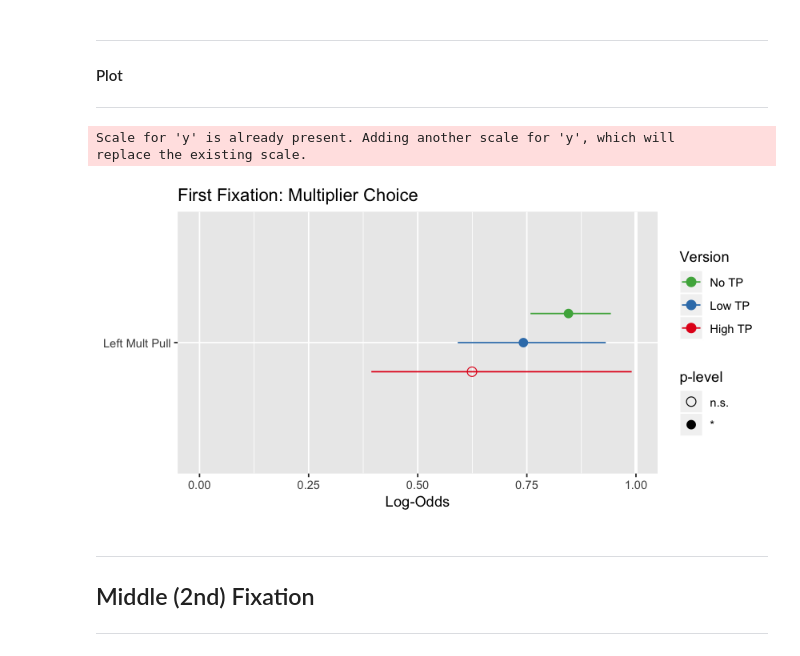
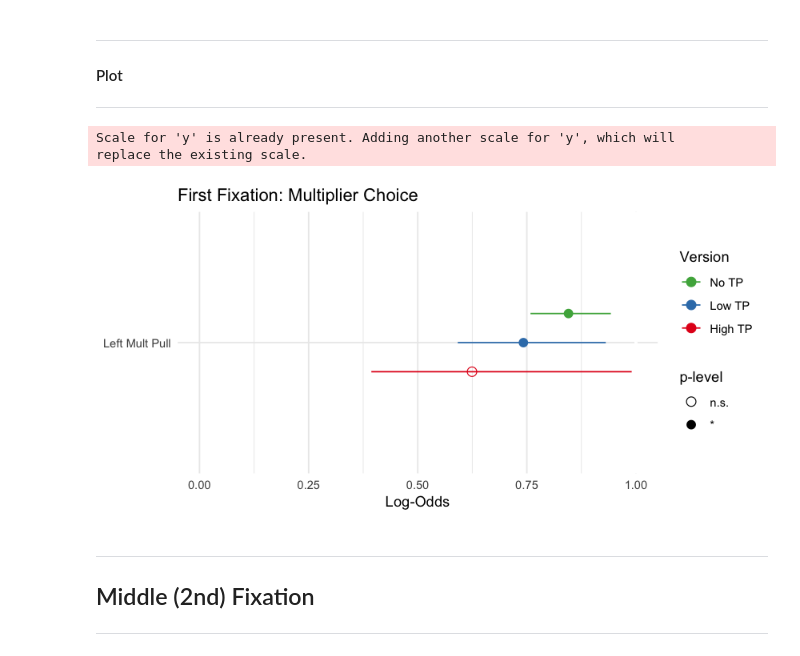
Before and after one commit to danieljwilson/MADE, a Jupyter notebook: 3_experiment/3_3_data_analysis_md/v311.ipynb, the cells around one changed output. Drawn from its saved outputs; the diff is of its cells as text; code cells hidden in the pictures.

```diff
--- a/3_experiment/3_3_data_analysis_md/v311.ipynb
+++ b/3_experiment/3_3_data_analysis_md/v311.ipynb
@@ -681,16 +680,17 @@ Caution! ICC for random-slope-intercept models usually not meaningful. Use `adju
 # %%
 plot_models(v311_no_tp_1.glmer, v311_lo_tp_1.glmer, v311_hi_tp_1.glmer,
             show.p=TRUE,
             p.shape=TRUE,
             axis.labels = c('Left Mult Pull'),
             legend.title='Version',
             m.labels=c('No TP', 'Low TP', 'High TP'),
             title="First Fixation: Multiplier Choice")  +
+            theme_minimal()+
 ylim(0.0, 1)
 # %% [output]
 Scale for 'y' is already present. Adding another scale for 'y', which will
 replace the existing scale.
-[figure, old version]
+[figure, new version]
 # %% [markdown]
 ---
 ## Middle (2nd) Fixation
```
Also changed, not shown: parts of 179 cells of this notebook.
